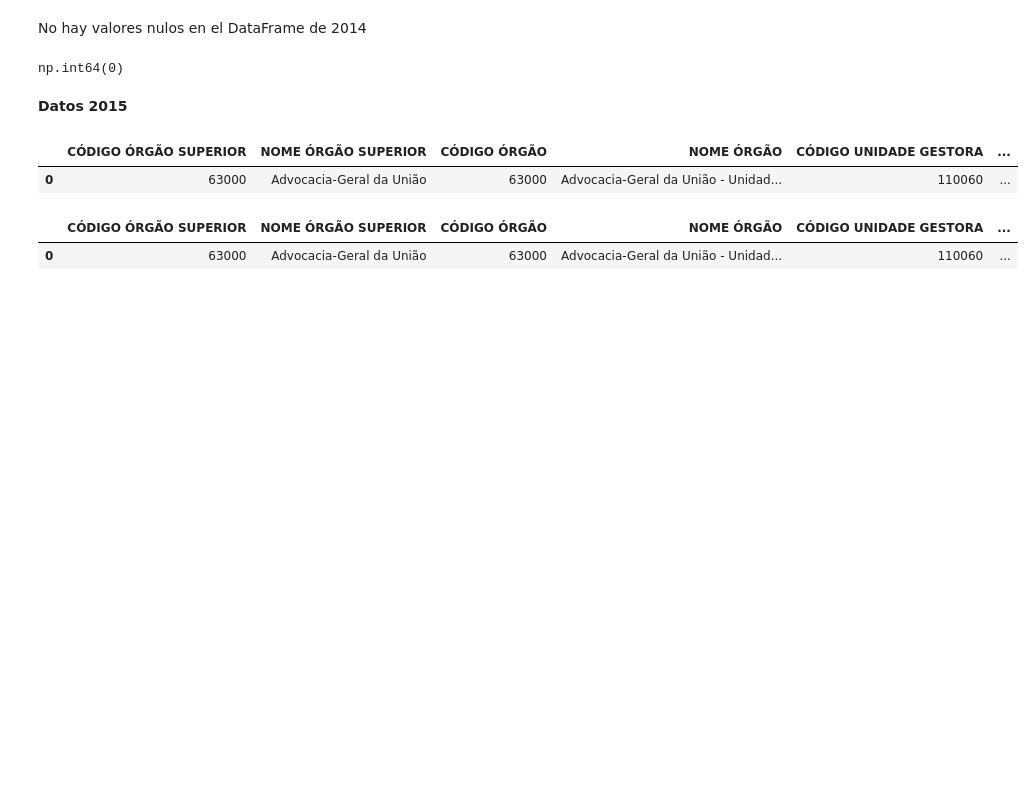
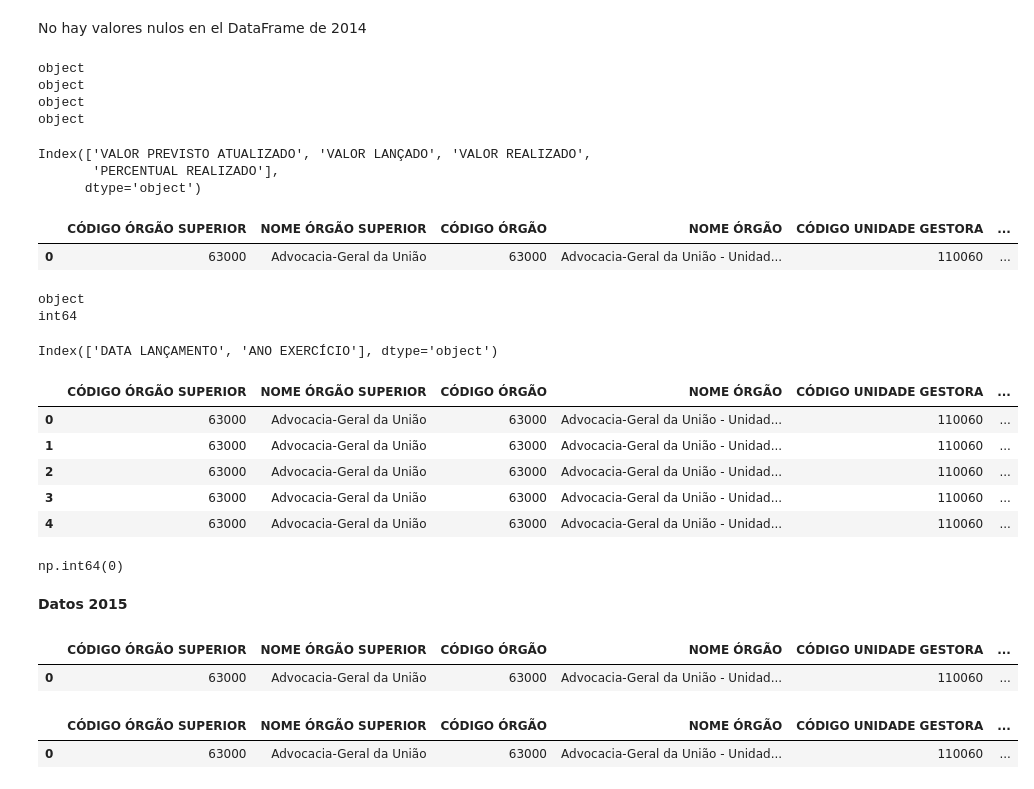
Before and after one commit to Gabijc/Proyecto2_Analisis_Ingresos_Brasil, a Jupyter notebook: EDA_datos_Brasil.ipynb, the cells around one changed output. Drawn from its saved outputs; the diff is of its cells as text; code cells hidden in the pictures; blank space fills up the shorter version.

```diff
--- a/EDA_datos_Brasil.ipynb
+++ b/EDA_datos_Brasil.ipynb
@@ -194,5 +228,56 @@ object
 # %% [markdown]
 No hay valores nulos en el DataFrame de 2014
+# %%
+# Nos encontramos con varias columnas que contienen datos númericos que tienen formato objeto.
+
+print(datos_2014["VALOR PREVISTO ATUALIZADO"].dtypes)
+print(datos_2014["VALOR LANÇADO"].dtypes)
+print(datos_2014["VALOR REALIZADO"].dtypes)
+print(datos_2014["PERCENTUAL REALIZADO"].dtypes)
+
+# Para poder trabajar con estas columnas vamos a necesitar cambiar el tipo de dato de las mismas.
+# %% [output]
+object
+object
+object
+object
+# %%
+# Como queremos modificar las columnas anteriores, nos creamos una lista que contenga las mismas. Para ello hacemos uso de iloc.
+columnas_2014 = datos_2014.iloc[:,10: 14].columns
+columnas_2014
+# %% [output]
+Index(['VALOR PREVISTO ATUALIZADO', 'VALOR LANÇADO', 'VALOR REALIZADO',
+       'PERCENTUAL REALIZADO'],
+      dtype='object')
+# %%
+datos_2014 = buscar_reemplazar(datos_2014, columnas_2014)
+datos_2014.head(1)
+# %% [output]
+|  | CÓDIGO ÓRGÃO SUPERIOR | NOME ÓRGÃO SUPERIOR | CÓDIGO ÓRGÃO | NOME ÓRGÃO | CÓDIGO UNIDADE GESTORA | ... |
+| 0 | 63000 | Advocacia-Geral da União | 63000 | Advocacia-Geral da União - Unidad... | 110060 | ... |
+# %%
+# En estas columnas tenemos información de tipo fecha pero las tenemos en tipo objeto. Vamos a realizar el tipo de cambio de dato.
+print(datos_2014["DATA LANÇAMENTO"].dtypes)
+print(datos_2014["ANO EXERCÍCIO"].dtypes)
+# %% [output]
+object
+int64
+# %%
+# Como queremos modificar las columnas anteriores, nos creamos una lista que contenga las mismas. Para ello hacemos uso de iloc.
+columnas_2014_fecha = datos_2014.iloc[:,14: 16].columns
+columnas_2014_fecha
+# %% [output]
+Index(['DATA LANÇAMENTO', 'ANO EXERCÍCIO'], dtype='object')
+# %%
+datos_2014 = cambio_fecha(datos_2014, columnas_2014_fecha)
+datos_2014.head()
+# %% [output]
+|  | CÓDIGO ÓRGÃO SUPERIOR | NOME ÓRGÃO SUPERIOR | CÓDIGO ÓRGÃO | NOME ÓRGÃO | CÓDIGO UNIDADE GESTORA | ... |
+| 0 | 63000 | Advocacia-Geral da União | 63000 | Advocacia-Geral da União - Unidad... | 110060 | ... |
+| 1 | 63000 | Advocacia-Geral da União | 63000 | Advocacia-Geral da União - Unidad... | 110060 | ... |
+| 2 | 63000 | Advocacia-Geral da União | 63000 | Advocacia-Geral da União - Unidad... | 110060 | ... |
+| 3 | 63000 | Advocacia-Geral da União | 63000 | Advocacia-Geral da União - Unidad... | 110060 | ... |
+| 4 | 63000 | Advocacia-Geral da União | 63000 | Advocacia-Geral da União - Unidad... | 110060 | ... |
 # %%
 numero_duplicados_df_2014 = datos_2014.duplicated().sum()
 numero_duplicados_df_2014
```
Also changed, not shown: parts of 18 cells of this notebook.
